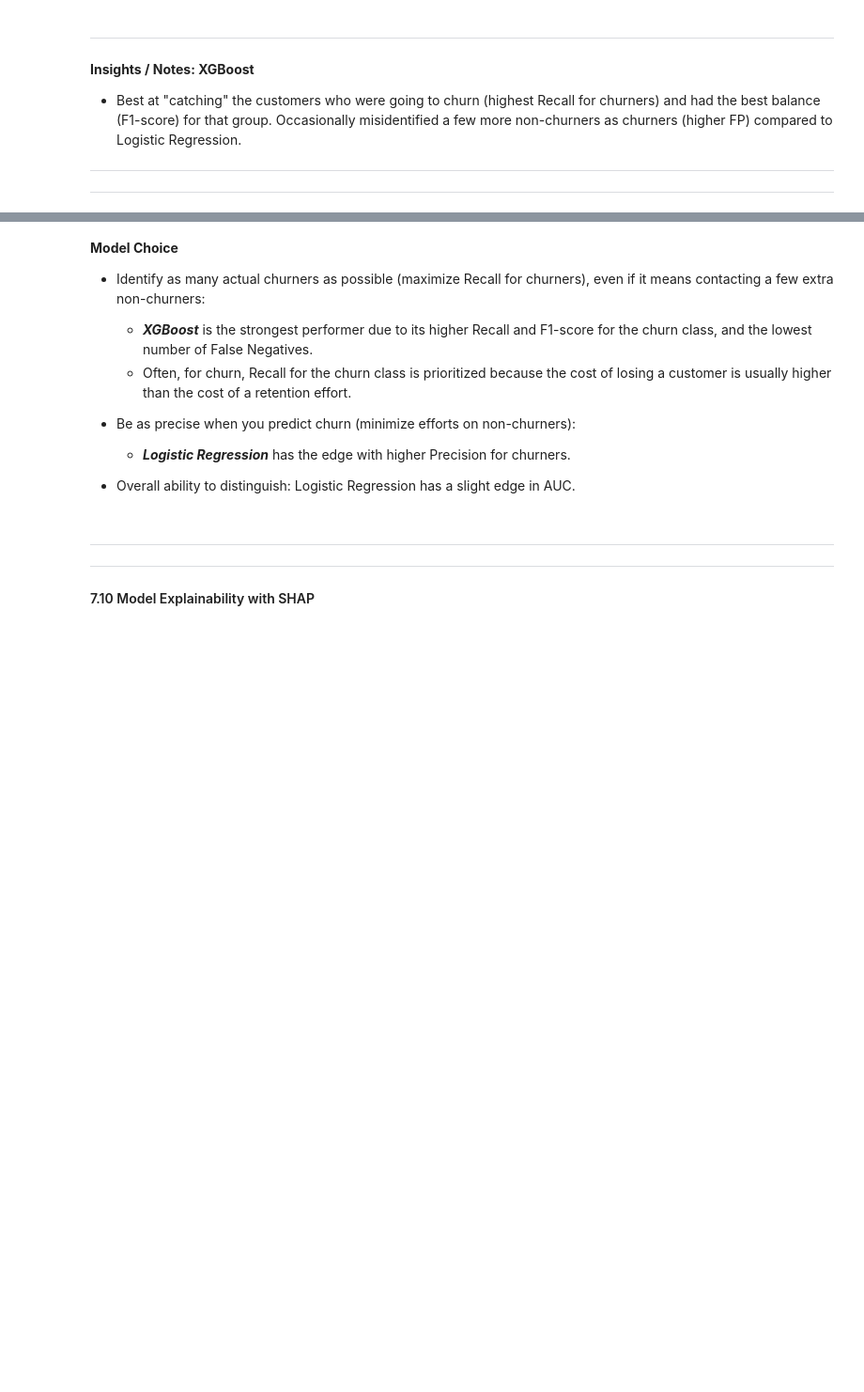
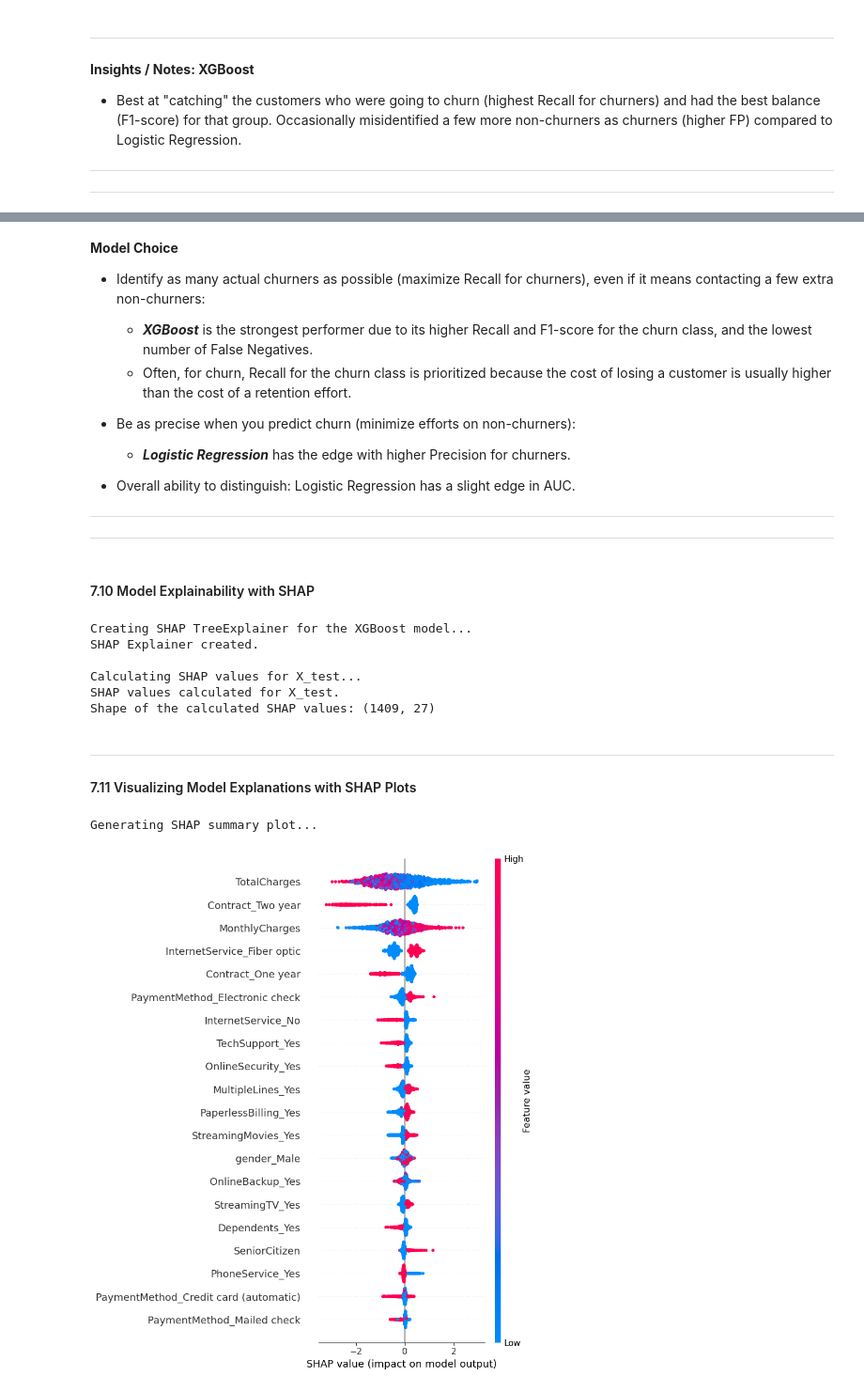
Before and after one commit to comaverick18/customer-churn-ai, a Jupyter notebook: notebooks/day-6-7-model_training_eval.ipynb, the cells around one changed output, grey strips where cells are left out. Shown at 94% size. Drawn from its saved outputs; the diff is of its cells as text; code cells hidden in the pictures; blank space fills up the shorter version.

Commit message:
Performed SHAP to explain Model. Need to do analysis

```diff
--- a/notebooks/day-6-7-model_training_eval.ipynb
+++ b/notebooks/day-6-7-model_training_eval.ipynb
@@ -482,7 +481,52 @@ weighted avg       0.78      0.79      0.79      1409
     * ***Logistic Regression*** has the edge with higher Precision for churners.
 
 * Overall ability to distinguish: Logistic Regression has a slight edge in AUC.
+---
+---
 # %% [markdown]
----
----
 #### 7.10  Model Explainability with SHAP
+# %%
+import shap
+
+# X_test is a Pandas DataFrame and will help SHAP automatically use your feature names
+# for plots
+
+# 1. Create a SHAP explainer object for your XGBoost model
+# Initialize TreeExplainer because it is efficient for tree-based models like XGBoost.
+print("Creating SHAP TreeExplainer for the XGBoost model...")
+explainer_xgb = shap.TreeExplainer(xgb_model)
+print("SHAP Explainer created.")
+
+# 2. Calculate SHAP values for your test set (X_test)
+# This can take a bit of time for larger datasets or many features.
+print("\nCalculating SHAP values for X_test...")
+shap_values_xgb_test = explainer_xgb.shap_values(X_test)
+print("SHAP values calculated for X_test.")
+
+# For binary classification with TreeExplainer, shap_values might be a single array
+# representing the SHAP values for the positive class, or it might be a list of two arrays
+# (one for each class). We often focus on the positive class (Churn=1).
+# If shap_values_xgb_test is a list of two arrays, we usually take the second one (for class 1).
+# If xgb_model.predict_proba returns two columns, shap_values often has two components.
+# Let's check the type/shape if needed later. For now, this is the standard call.
+
+#Check the shape of the output. It should be (number_of_samples, number_of_features).
+print(f"\nShape of the calculated SHAP values: {shap_values_xgb_test.shape}")
+# %% [output]
+Creating SHAP TreeExplainer for the XGBoost model...
+SHAP Explainer created.
+
+Calculating SHAP values for X_test...
+SHAP values calculated for X_test.
+Shape of the calculated SHAP values: (1409, 27)
+# %% [markdown]
+---
+#### 7.11 Visualizing Model Explanations with SHAP Plots
+# %%
+# 3. Generate a SHAP summary plot to see global feature importance
+# This plot will rank features and show the impact of their values on predictions.
+print("Generating SHAP summary plot...")
+shap.summary_plot(shap_values_xgb_test, X_test)
+# %% [output]
+Generating SHAP summary plot...
+[figure, added]
```
Also changed, not shown: parts of 3 cells of this notebook.
